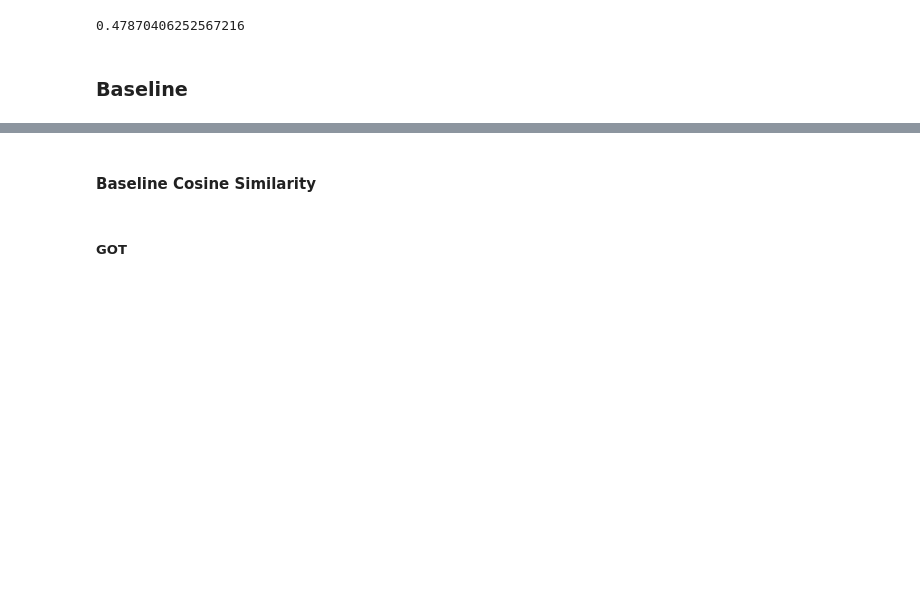
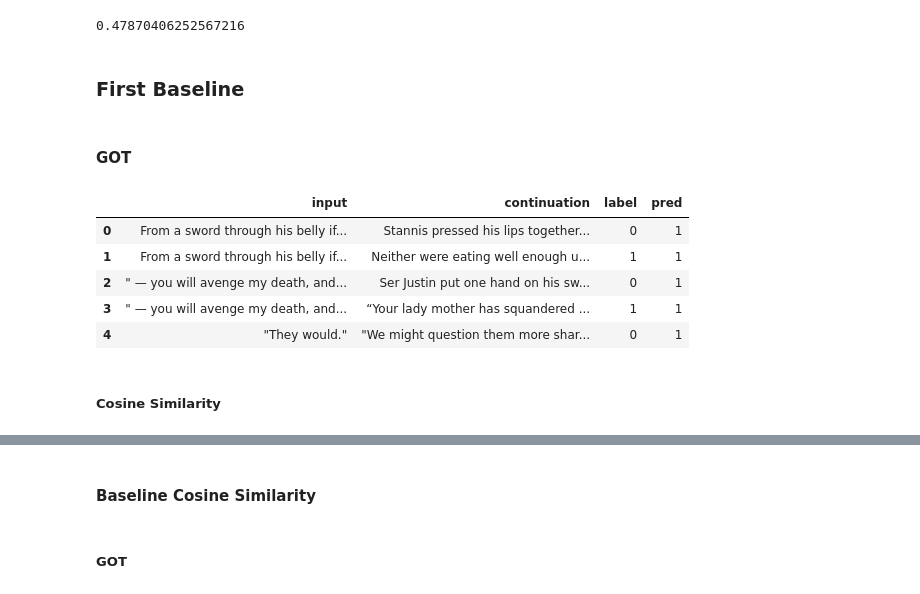
Before and after one commit to scarescrow/StoryGeneratorViaGPT2, a Jupyter notebook: src/custom_scripts/Gpt_2_Evaluator.ipynb, the cells around one changed output, grey strips where cells are left out. Saved outputs shown, nothing was run; the diff lists cells and outputs as text; code cells hidden in the pictures; blank space fills up the shorter version.

Commit message:
Add baselines to evaluation

```diff
--- a/src/custom_scripts/Gpt_2_Evaluator.ipynb
+++ b/src/custom_scripts/Gpt_2_Evaluator.ipynb
@@ -704,4 +700,4 @@ comparative_df['cosine_similarity'].mean()
 # %% [output]
 0.47870406252567216
 # %% [markdown]
-### Baseline
+### First Baseline
@@ -707,0 +706,11 @@ comparative_df['cosine_similarity'].mean()
+# %% [markdown]
+#### GOT
+# %%
+got_df.head()
+# %% [output]
+|  | input | continuation | label | pred |
+| 0 | From a sword through his belly if... | Stannis pressed his lips together... | 0 | 1 |
+| 1 | From a sword through his belly if... | Neither were eating well enough u... | 1 | 1 |
+| 2 | " — you will avenge my death, and... | Ser Justin put one hand on his sw... | 0 | 1 |
+| 3 | " — you will avenge my death, and... | “Your lady mother has squandered ... | 1 | 1 |
+| 4 | "They would." | "We might question them more shar... | 0 | 1 |
@@ -707,0 +725,2 @@ comparative_df['cosine_similarity'].mean()
+# %% [markdown]
+##### Cosine Similarity
```
Also changed, not shown: parts of 64 cells of this notebook.
